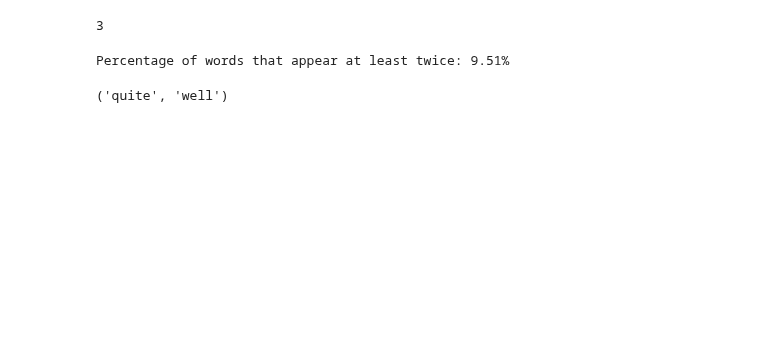
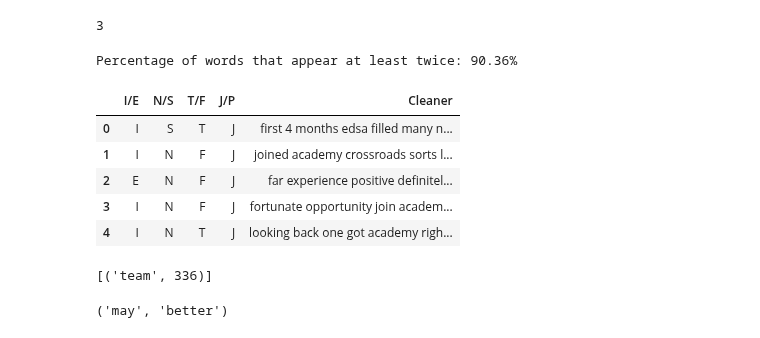
Before and after one commit to Ultra-Code/datascience_exploration, a Jupyter notebook: src/09-Final-Exam/Part 2 - Machine Learning/03-NLP.ipynb, the cells around one changed output. Drawn from its saved outputs; the diff is of its cells as text; code cells hidden in the pictures; blank space fills up the shorter version.

```diff
--- a/src/09-Final-Exam/Part 2 - Machine Learning/03-NLP.ipynb
+++ b/src/09-Final-Exam/Part 2 - Machine Learning/03-NLP.ipynb
@@ -63,10 +66,12 @@ essay.reset_index()
 94 rows × 6 columns
 # %%
 stop_words = set(stopwords.words('english'))
+translator = str.maketrans(punctuation, ' ' * len(punctuation))
+
+# Step 3: Define helper functions for text processing
 def remove_stop_words(tokens):
-    return " ".join([token for token in tokens if token not in stop_words])
+    return " ".join([token for token in tokens.split() if token not in stop_words])
 
-translator = str.maketrans(string.punctuation, ' ' * len(string.punctuation))
 def remove_punctuation(post):
     #return "".join([word if word not in punctuation else " " for word in post]).lower()
     # Step 2: Remove punctuation and replace it with a single whitespace
@@ -182,0 +184,3 @@ essay["Essay"][80]
+# %%
+essay["Cleaner"] = essay["Clean Text"].apply(process_text_to_string)
+essay["Cleaner"].iloc[30]
@@ -183,25 +189,4 @@ essay["Essay"][80]
 # %%
-import pandas as pd # redo
-import string
-from nltk.corpus import stopwords
-import nltk
-
-# Download stopwords if not already downloaded
-nltk.download('stopwords')
-
-# Step 1: Load the data
-df = pd.read_csv('./Dataset/Essay_data.csv')
-
-# Step 2: Clean the data
-df = df.dropna().reset_index(drop=True)
-
-# Step 3: Define helper functions for text processing
-stop_words = set(stopwords.words('english'))
-
-def remove_punctuation(text):
-    translator = str.maketrans(string.punctuation, ' ' * len(string.punctuation))
-    return text.translate(translator)
-
 def process_text(text):
     # Convert to lowercase
     text = text.lower()
@@ -216,12 +201,11 @@ def process_text(text):
 # Step 4: Process each essay and collect unique words
 unique_words = set()
 
-for essay in df['Essay']:  # Replace 'essay_column' with the actual column name containing the essays
-    words = process_text(essay)
+for text in essay['Cleaner']:  # Replace 'essay_column' with the actual column name containing the essays
+    words = process_text(text)
     unique_words.update(words)
 
 # Step 5: Count unique words
 num_unique_words = len(unique_words)
-
 print(f"Number of unique words (after removing stopwords): {num_unique_words}")
 # %% [output]
@@ -251,21 +232,42 @@ from collections import Counter
 # Step 4: Process each essay and count word frequencies
 word_counter = Counter()
 
-for essay in df['Essay']:  # Replace 'essay' with the actual column name containing the essays
-    words = process_text(essay)
+for text in essay['Cleaner']:  # Replace 'essay' with the actual column name containing the essays
+    words = process_text(text)
     word_counter.update(words)
 
 # Step 5: Calculate the total number of words and the number of words that appear at least twice
 total_words = sum(word_counter.values())
-words_at_least_twice = sum(1 for count in word_counter.values() if count >= 2)
+words_at_least_twice = sum(count for count in word_counter.values() if count >= 2)
 
 # Calculate the percentage
 percentage = (words_at_least_twice / total_words) * 100
 
 print(f"Percentage of words that appear at least twice: {percentage:.2f}%")
 # %% [output]
-Percentage of words that appear at least twice: 9.51%
+Percentage of words that appear at least twice: 90.36%
-# %%
-list(ngrams(process_text(df["Essay"][69]), 2))[108]
-# %% [output]
-('quite', 'well')
+# %%
+clean_essay = essay[["I/E","N/S","T/F","J/P","Cleaner"]]
+clean_essay.head()
+# %% [output]
+|  | I/E | N/S | T/F | J/P | Cleaner |
+| 0 | I | S | T | J | first 4 months edsa filled many n... |
+| 1 | I | N | F | J | joined academy crossroads sorts l... |
+| 2 | E | N | F | J | far experience positive definitel... |
+| 3 | I | N | F | J | fortunate opportunity join academ... |
+| 4 | I | N | T | J | looking back one got academy righ... |
+# %%
+enfj = clean_essay[(clean_essay["I/E"]=="E") | (clean_essay["N/S"]=="N") | (clean_essay["T/F"]=="F") | (clean_essay["J/P"]=="J") ]
+enfj_word_counter = Counter()
+
+for text in enfj['Cleaner']:  # Replace 'essay' with the actual column name containing the essays
+    words = process_text(text)
+    enfj_word_counter.update(words)
+
+enfj_word_counter.most_common(1)
+# %% [output]
+[('team', 336)]
+# %%
+list(ngrams(process_text(essay["Cleaner"][69]), 2))[108]
+# %% [output]
+('may', 'better')
```
Also changed, not shown: parts of 12 cells of this notebook, 1 other file.
